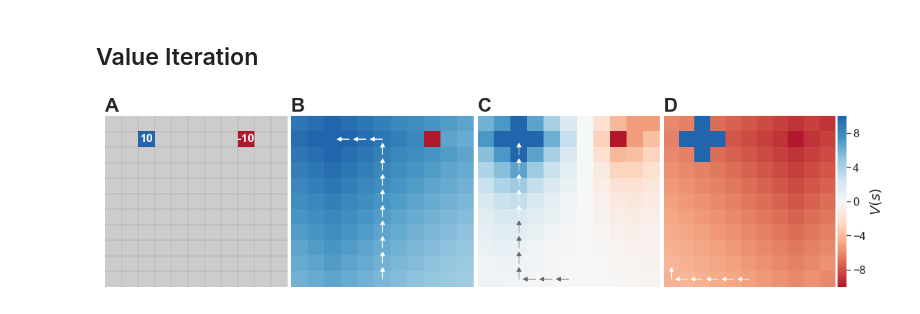
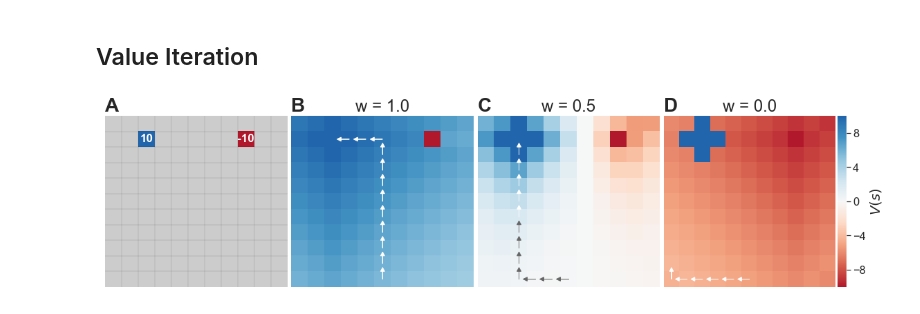
Before and after one commit to ndawlab/seqanx, a Jupyter notebook: notebooks/01_OpenField.ipynb, the cells around one changed output. Cells and saved outputs as stored; diff of their text form; code cells hidden in the pictures.

```diff
--- a/notebooks/01_OpenField.ipynb
+++ b/notebooks/01_OpenField.ipynb
@@ -60,31 +60,32 @@ for i, (w, label) in enumerate(zip(weights, ['B','C','D'])):
     qvi = qvi.fit(gym)
     V = qvi.V.reshape(gym.shape)
     V[1,[2,-3]] = [10, -10]         # Fill in terminal states.
 
     ## Solve for policy.
     pi = qvi.pi
 
     ## Initialize canvas.
     ax = plt.subplot(gs[i+1])
     if i == 2:
         cbar = True
         divider = make_axes_locatable(ax)
         cbar_ax = divider.append_axes("right", size="5%", pad=0.05)
     else:
         cbar = False
         cbar_ax = None
 
     ## Plotting.
     sns.heatmap(V, cmap=cmap, center=0, vmin=-10, vmax=10, cbar=cbar,
                 xticklabels=[], yticklabels=[], ax=ax, cbar_ax=cbar_ax)
     ax = gym.plot_policy(ax, pi, color=np.where(np.abs(V.flatten()[pi]) < 2, '0.4', 'w'))
+    ax.set_title(f'w = {w}', fontsize=24)
     ax.text(0,0,label,ha='left',va='bottom',fontsize=28,fontweight='bold')
 
     ## Update colorbar.
     if cbar:
         cbar = ax.collections[0].colorbar
         cbar.set_label(r'$V(s)$', fontsize=20)
 
 plt.savefig(os.path.join(img_dir, '01_field.png'), dpi=600)
 # %% [output]
-[figure, old version]
+[figure, new version]
```
Also changed, not shown: 8 other files.
